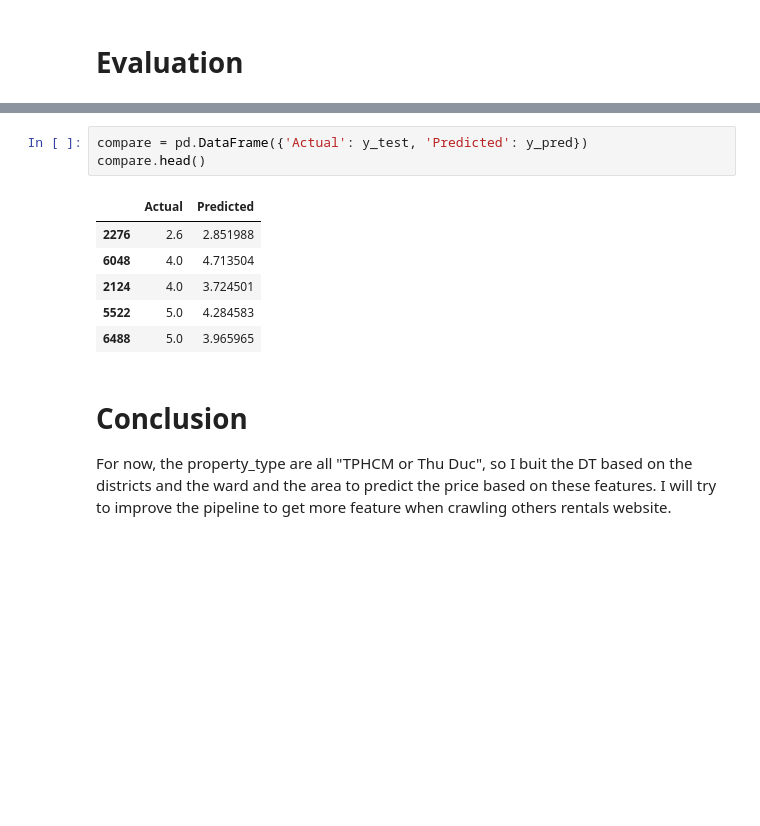
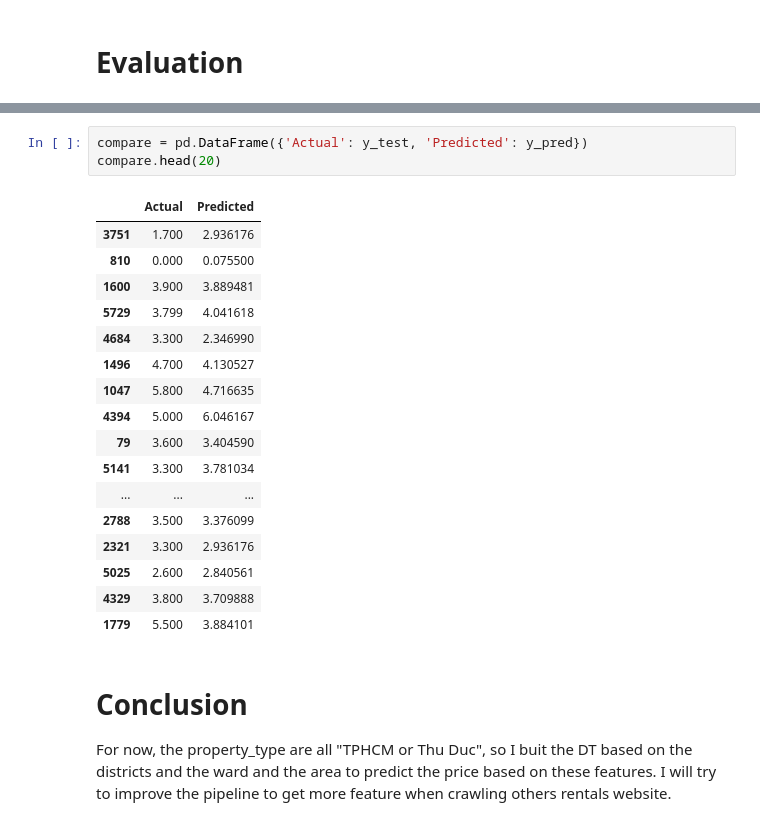
Before and after one commit to bkrental/website-crawler-service, a Jupyter notebook: website_scraper/models/price_predicting_model.ipynb, the cells around one changed output, grey strips where cells are left out. Saved outputs shown, nothing was run; the diff lists cells and outputs as text; blank space fills up the shorter version.

```diff
--- a/website_scraper/models/price_predicting_model.ipynb
+++ b/website_scraper/models/price_predicting_model.ipynb
@@ -198,13 +223,24 @@ plt.show()
 # %%
 compare = pd.DataFrame({'Actual': y_test, 'Predicted': y_pred})
-compare.head()
+compare.head(20)
 # %% [output]
 |  | Actual | Predicted |
-| 2276 | 2.6 | 2.851988 |
-| 6048 | 4.0 | 4.713504 |
-| 2124 | 4.0 | 3.724501 |
-| 5522 | 5.0 | 4.284583 |
-| 6488 | 5.0 | 3.965965 |
+| 3751 | 1.700 | 2.936176 |
+| 810 | 0.000 | 0.075500 |
+| 1600 | 3.900 | 3.889481 |
+| 5729 | 3.799 | 4.041618 |
+| 4684 | 3.300 | 2.346990 |
+| 1496 | 4.700 | 4.130527 |
+| 1047 | 5.800 | 4.716635 |
+| 4394 | 5.000 | 6.046167 |
+| 79 | 3.600 | 3.404590 |
+| 5141 | 3.300 | 3.781034 |
+| ... | ... | ... |
+| 2788 | 3.500 | 3.376099 |
+| 2321 | 3.300 | 2.936176 |
+| 5025 | 2.600 | 2.840561 |
+| 4329 | 3.800 | 3.709888 |
+| 1779 | 5.500 | 3.884101 |
 # %% [markdown]
 # Conclusion
 For now, the property_type are all "TPHCM or Thu Duc", so I buit the DT based on the districts and the ward and the area to predict the price based on these features. I will try to improve the pipeline to get  more feature when crawling others rentals website.
```
Also changed, not shown: parts of 21 cells of this notebook, 8 other files.
